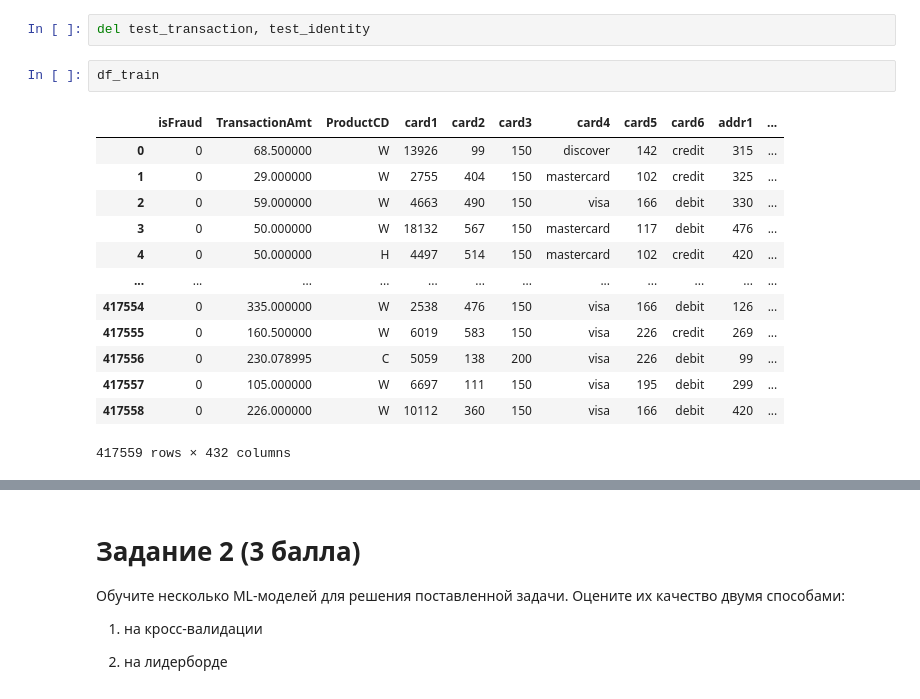
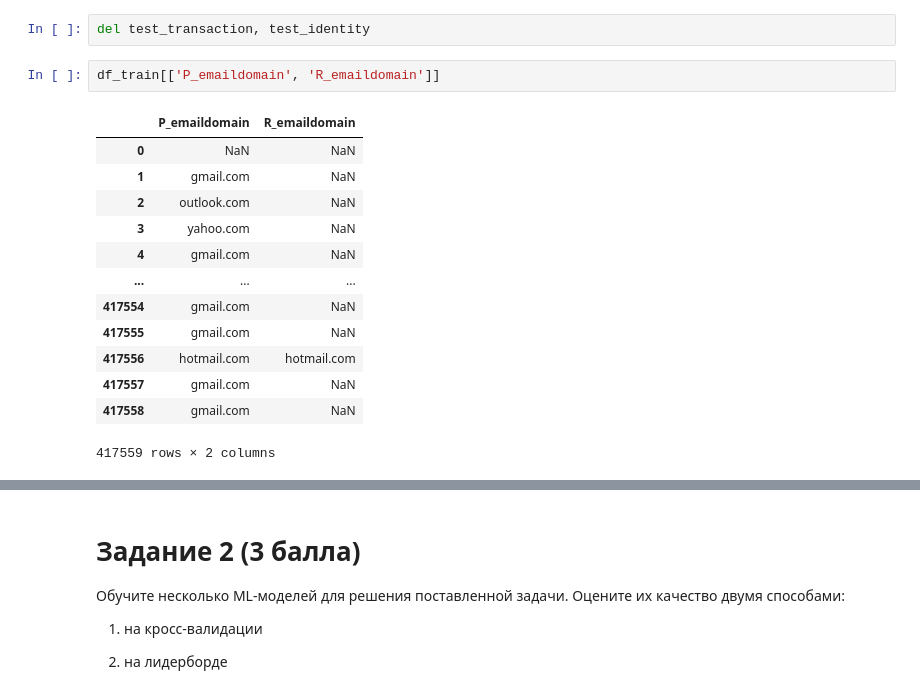
Before and after one commit to quantority/HSE-AI, a Jupyter notebook: Hometasks/Base/ML_AI24_HT7.ipynb, the cells around one changed output, grey strips where cells are left out. Cells and saved outputs as stored; diff of their text form.

```diff
--- a/Hometasks/Base/ML_AI24_HT7.ipynb
+++ b/Hometasks/Base/ML_AI24_HT7.ipynb
@@ -267,18 +222,18 @@ For example, when doing 'df[col].method(value, inplace=True)', try using 'df.met
 # %%
 del test_transaction, test_identity
 # %%
-df_train
+df_train[['P_emaildomain', 'R_emaildomain']]
 # %% [output]
-|  | isFraud | TransactionAmt | ProductCD | card1 | card2 | card3 | card4 | card5 | card6 | addr1 | ... |
-| 0 | 0 | 68.500000 | W | 13926 | 99 | 150 | discover | 142 | credit | 315 | ... |
-| 1 | 0 | 29.000000 | W | 2755 | 404 | 150 | mastercard | 102 | credit | 325 | ... |
-| 2 | 0 | 59.000000 | W | 4663 | 490 | 150 | visa | 166 | debit | 330 | ... |
-| 3 | 0 | 50.000000 | W | 18132 | 567 | 150 | mastercard | 117 | debit | 476 | ... |
-| 4 | 0 | 50.000000 | H | 4497 | 514 | 150 | mastercard | 102 | credit | 420 | ... |
-| ... | ... | ... | ... | ... | ... | ... | ... | ... | ... | ... | ... |
-| 417554 | 0 | 335.000000 | W | 2538 | 476 | 150 | visa | 166 | debit | 126 | ... |
-| 417555 | 0 | 160.500000 | W | 6019 | 583 | 150 | visa | 226 | credit | 269 | ... |
-| 417556 | 0 | 230.078995 | C | 5059 | 138 | 200 | visa | 226 | debit | 99 | ... |
-| 417557 | 0 | 105.000000 | W | 6697 | 111 | 150 | visa | 195 | debit | 299 | ... |
-| 417558 | 0 | 226.000000 | W | 10112 | 360 | 150 | visa | 166 | debit | 420 | ... |
+|  | P_emaildomain | R_emaildomain |
+| 0 | NaN | NaN |
+| 1 | gmail.com | NaN |
+| 2 | outlook.com | NaN |
+| 3 | yahoo.com | NaN |
+| 4 | gmail.com | NaN |
+| ... | ... | ... |
+| 417554 | gmail.com | NaN |
+| 417555 | gmail.com | NaN |
+| 417556 | hotmail.com | hotmail.com |
+| 417557 | gmail.com | NaN |
+| 417558 | gmail.com | NaN |
-417559 rows × 432 columns
+417559 rows × 2 columns
```
Also changed, not shown: parts of 10 cells of this notebook.
